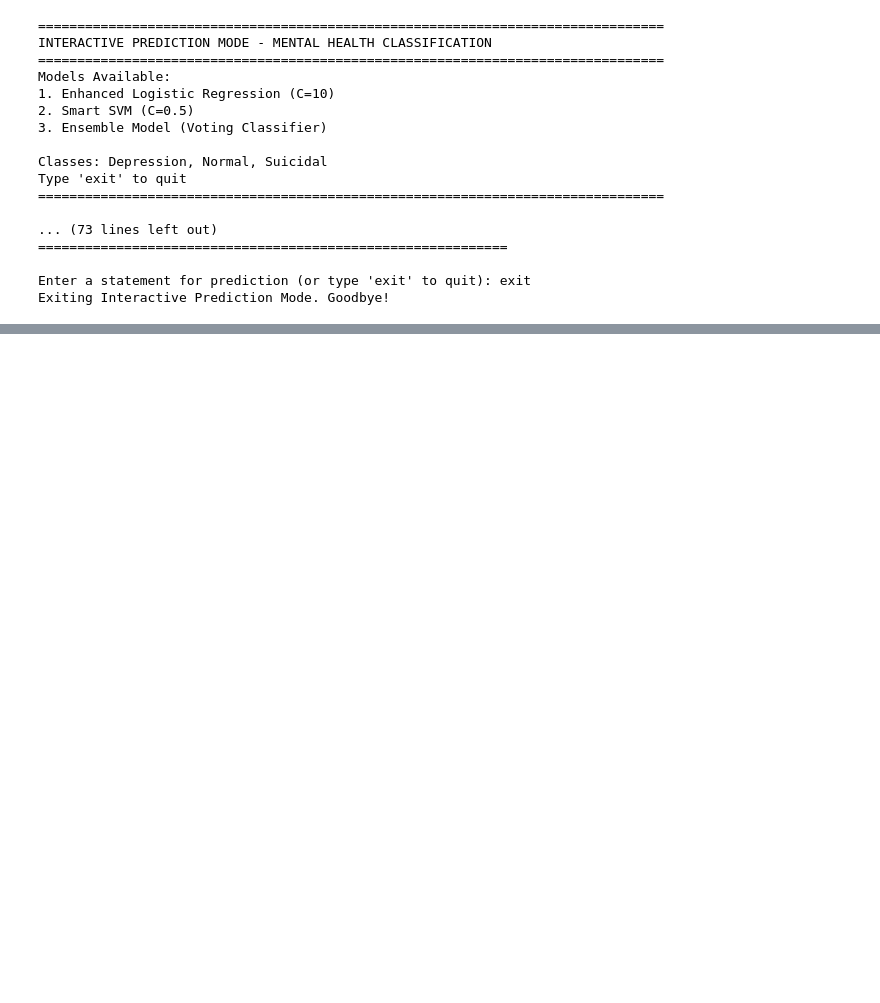
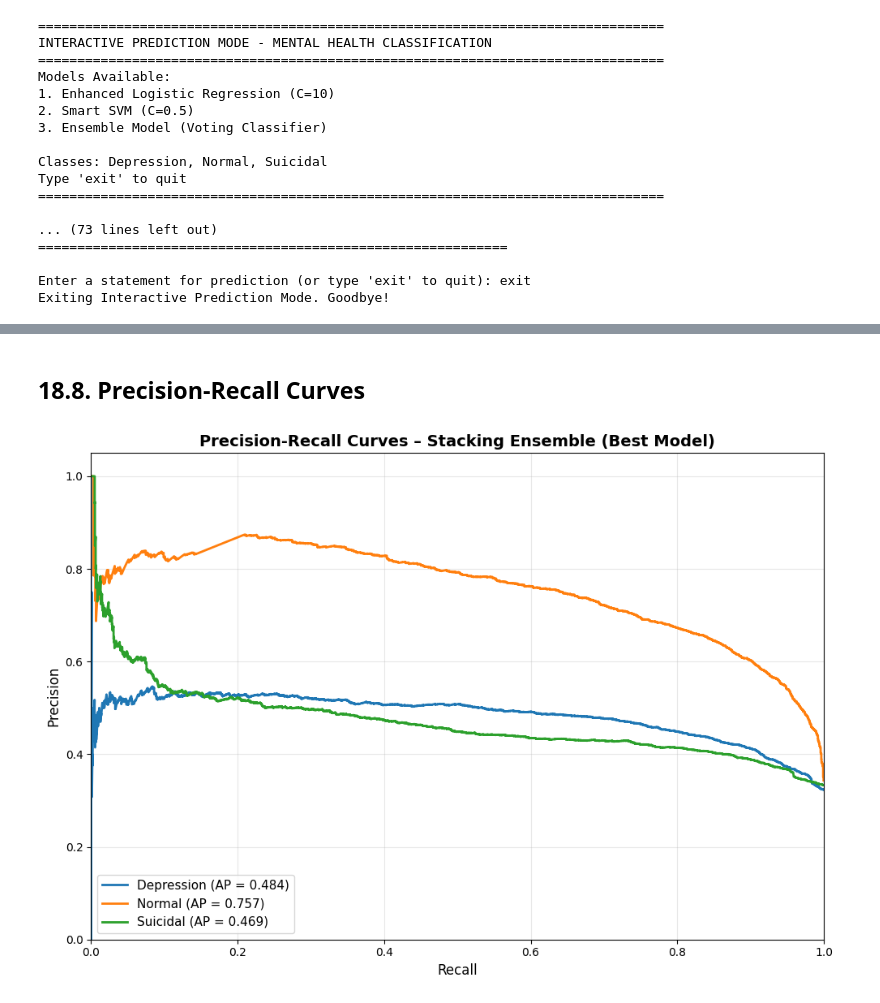
Before and after one commit to jeshmin-shrestha/Mental-Health-Classification, a Jupyter notebook: 3_Mental_Health_Classification.ipynb, the cells around one changed output, grey strips where cells are left out. Saved outputs shown, nothing was run; the diff lists cells and outputs as text; code cells hidden in the pictures; blank space fills up the shorter version.

```diff
--- a/3_Mental_Health_Classification.ipynb
+++ b/3_Mental_Health_Classification.ipynb
@@ -2076,0 +2382,44 @@ Exiting Interactive Prediction Mode. Goodbye!
+# %% [markdown]
+## 18.8. Precision-Recall Curves
+# %%
+from sklearn.metrics import precision_recall_curve, average_precision_score
+from sklearn.preprocessing import label_binarize
+import matplotlib.pyplot as plt
+import numpy as np
+classes = ['Depression', 'Normal', 'Suicidal']
+
+# Binarize y_test for multi-class PR curves
+y_test_bin = label_binarize(y_test, classes=classes)
+
+# Get probability predictions from the stacking model
+probs = stacking_model.predict_proba(X_test_baseline)
+
+# Create the plot
+plt.figure(figsize=(10, 7))
+
+for i, cls in enumerate(classes):
+    # Compute Precision-Recall curve and average precision (AP)
+    precision, recall, _ = precision_recall_curve(y_test_bin[:, i], probs[:, i])
+    ap = average_precision_score(y_test_bin[:, i], probs[:, i])
+
+    # Plot the curve
+    plt.plot(recall, precision, linewidth=2,
+             label=f'{cls} (AP = {ap:.3f})')
+
+# Add labels, title, legend, grid
+plt.xlabel('Recall', fontsize=12)
+plt.ylabel('Precision', fontsize=12)
+plt.title('Precision-Recall Curves – Stacking Ensemble (Best Model)', fontsize=14, fontweight='bold')
+plt.legend(loc='lower left', fontsize=11)
+plt.grid(True, alpha=0.3)
+plt.xlim([0.0, 1.0])
+plt.ylim([0.0, 1.05])
+plt.tight_layout()
+
+# Save high-quality image for report
+save_path = '/content/drive/MyDrive/AML/23048596 Jeshmin Shrestha/precision_recall_stacking.png'
+plt.savefig(save_path, dpi=300, bbox_inches='tight')
+# Show the plot
+plt.show()
+# %% [output]
+[figure, added]
```
Also changed, not shown: parts of 113 cells of this notebook.
